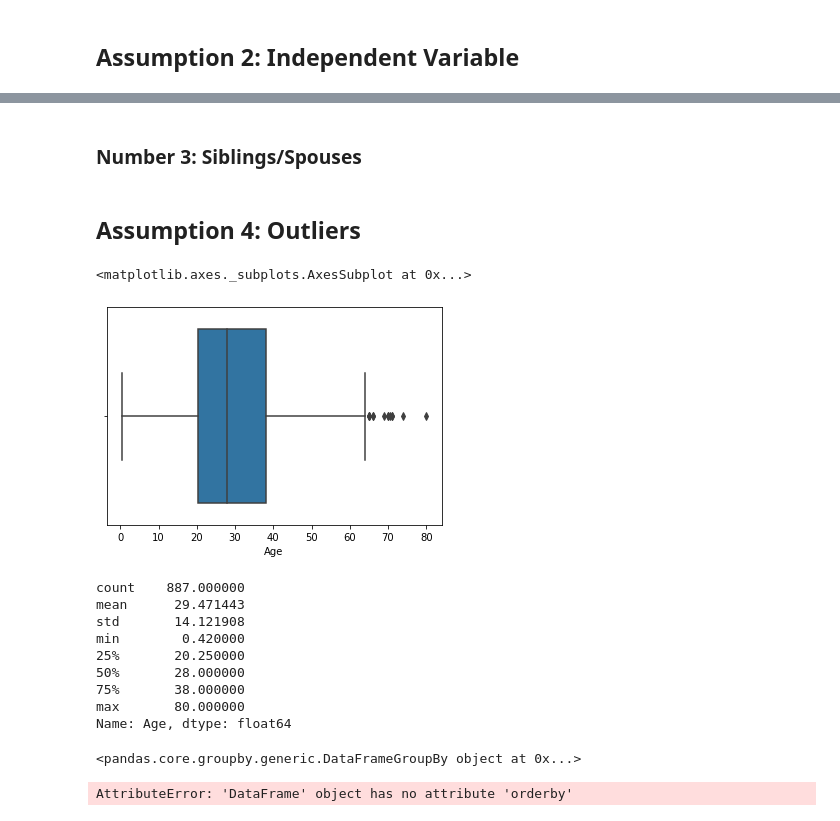
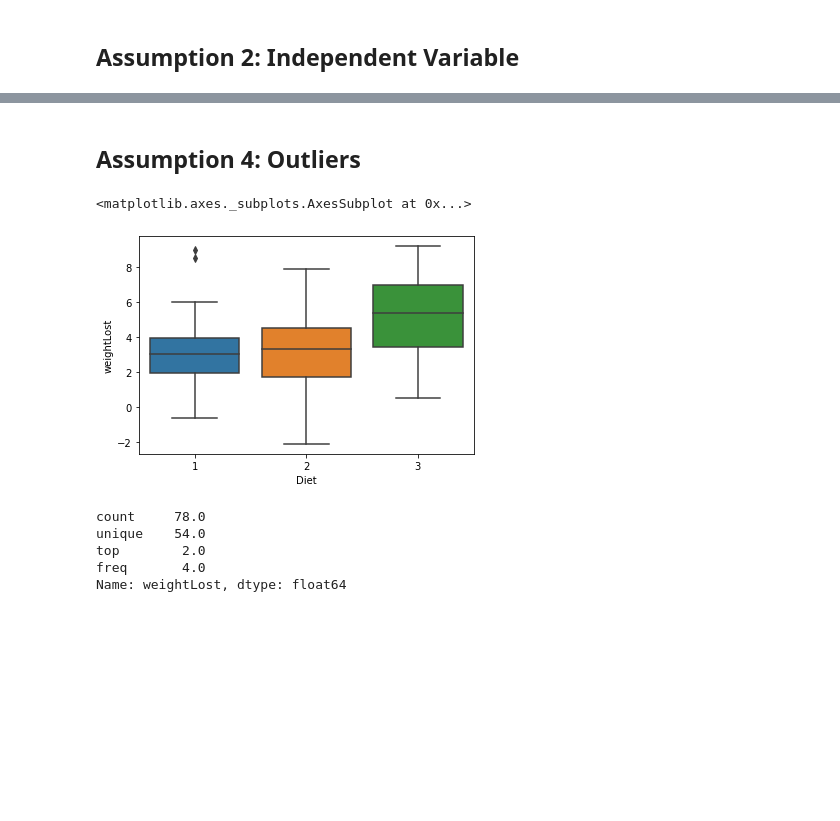
Before and after one commit to PJFinnerty/Machine-Learning-and-Statistics, a Jupyter notebook: ANOVA.ipynb, the cells around one changed output, grey strips where cells are left out. Drawn from its saved outputs; the diff is of its cells as text; code cells hidden in the pictures; blank space fills up the shorter version.

```diff
--- a/ANOVA.ipynb
+++ b/ANOVA.ipynb
@@ -154 +187,3 @@ independent_Survived = data_2['Survived']
+# %%
+Diet = data_2['Diet']
 # %% [markdown]
@@ -158,2 +190,0 @@ independent_Pclass = data_2['Pclass']
-# %% [markdown]
-### Number 3: Siblings/Spouses
@@ -162,23 +193,15 @@ independent_SibSpouse = data_2['Siblings/Spouses Aboard']
 # %% [markdown]
 ## Assumption 4: Outliers
-# %%
-sns.boxplot(independent_Age)
-# %% [output]
-<matplotlib.axes._subplots.AxesSubplot at 0x...>
-[figure, removed]
+# %%
+sns.boxplot(x=Diet, y=weightLost)
+# %% [output]
+<matplotlib.axes._subplots.AxesSubplot at 0x...>
+[figure, added]
 # %%
-independent_Age.describe()
+weightLost.describe()
 # %% [output]
-count    887.000000
-mean      29.471443
-std       14.121908
-min        0.420000
-25%       20.250000
-50%       28.000000
-75%       38.000000
-max       80.000000
-Name: Age, dtype: float64
+count     78.0
+unique    54.0
+top        2.0
+freq       4.0
+Name: weightLost, dtype: float64
-# %%
-pd.set_option('display.max_rows', 10000)
-# %% [output]
-<pandas.core.groupby.generic.DataFrameGroupBy object at 0x...>
@@ -187,4 +207,0 @@ data_view = data_2
-# %%
-data_view.orderby('Fare')
-# %% [output]
-AttributeError: 'DataFrame' object has no attribute 'orderby'
```
Also changed, not shown: parts of 26 cells of this notebook, 2 other files.
